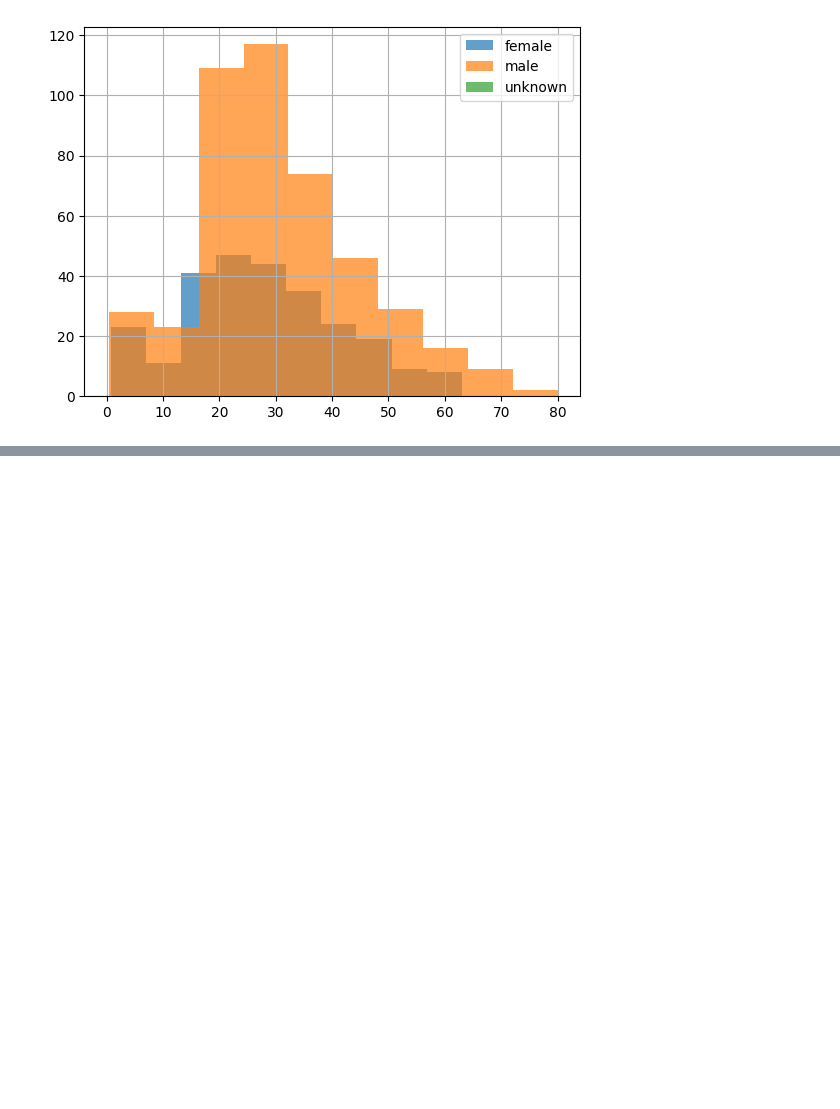
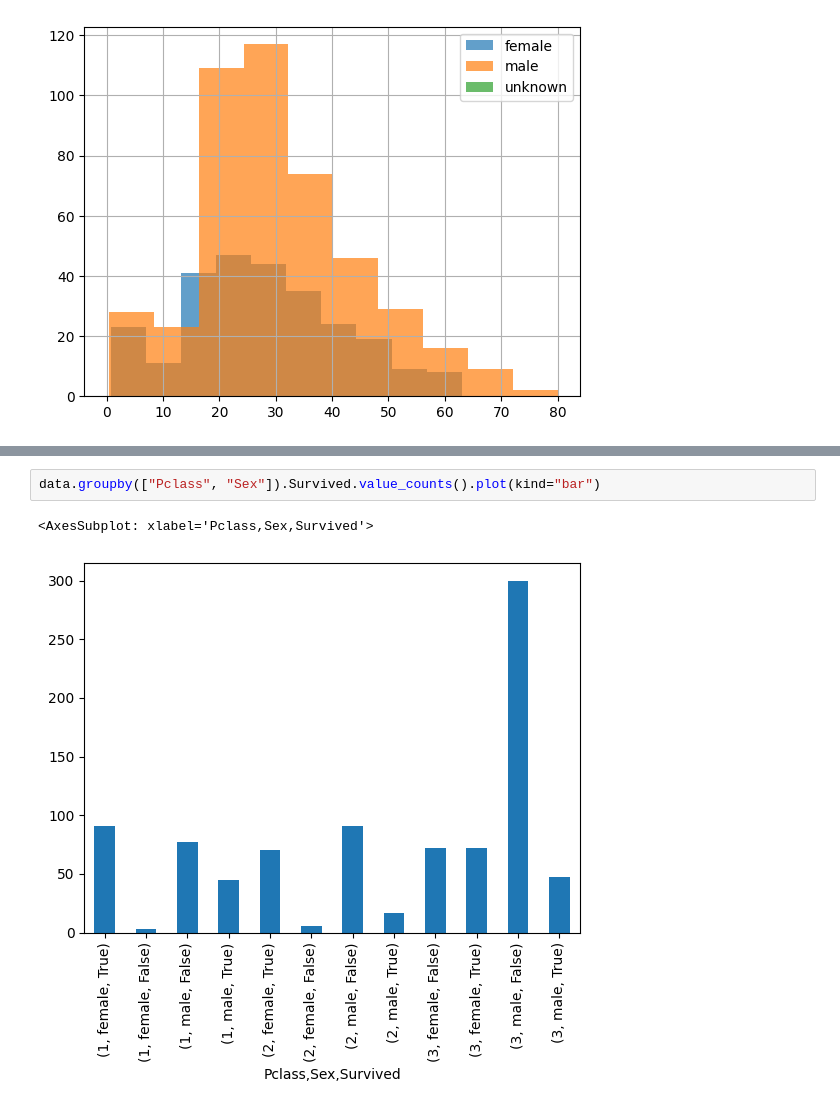
Before and after one commit to rkorzen/python_bootcamp_08102022, a Jupyter notebook: dzien_09/Untitled.ipynb, the cells around one changed output, grey strips where cells are left out. Drawn from its saved outputs; the diff is of its cells as text; blank space fills up the shorter version.

```diff
--- a/dzien_09/Untitled.ipynb
+++ b/dzien_09/Untitled.ipynb
@@ -613,0 +629,5 @@ plt.subplots?
+# %%
+data.groupby(["Pclass", "Sex"]).Survived.value_counts().plot(kind="bar")
+# %% [output]
+<AxesSubplot: xlabel='Pclass,Sex,Survived'>
+[figure, added]
```
Also changed, not shown: parts of 2 cells of this notebook, 2 other files.
